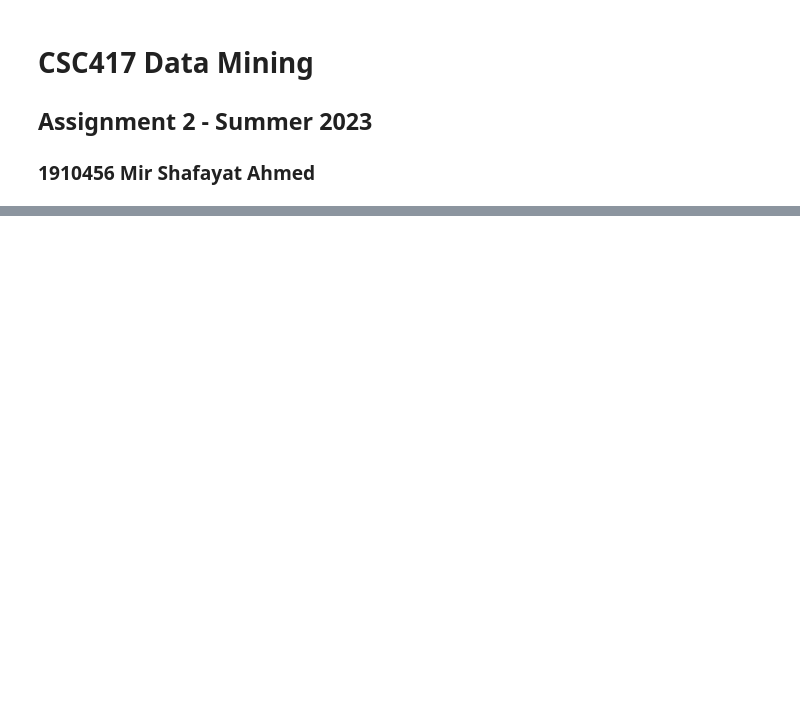
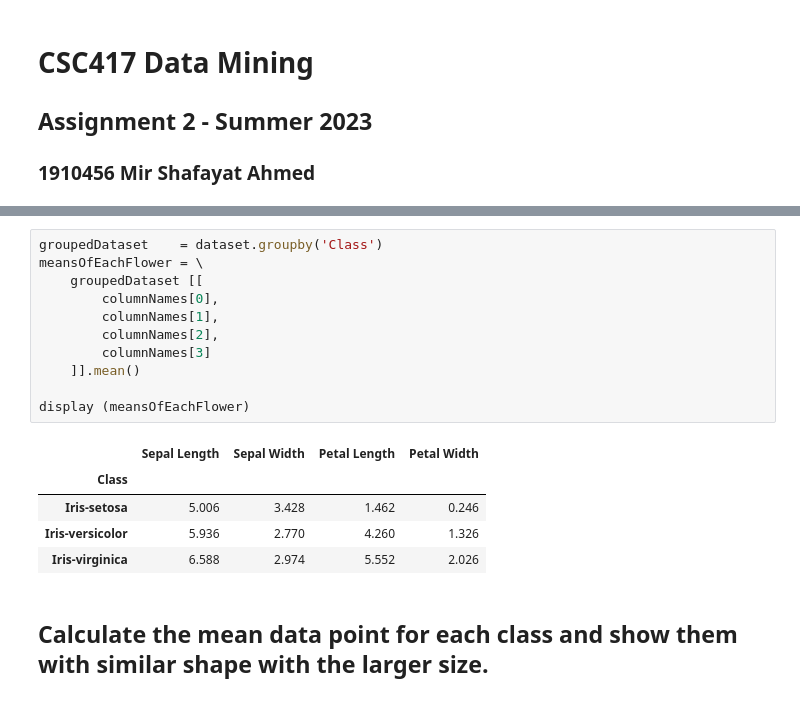
Before and after one commit to shafayat1004/Assignments, a Jupyter notebook: Assignment 2.ipynb, the cells around one changed output, grey strips where cells are left out. Drawn from its saved outputs; the diff is of its cells as text; blank space fills up the shorter version.

```diff
--- a/Assignment 2.ipynb
+++ b/Assignment 2.ipynb
@@ -40,0 +107,19 @@ ParserError: Too many columns specified: expected 5 and found 1
+# %%
+groupedDataset    = dataset.groupby('Class')
+meansOfEachFlower = \
+    groupedDataset [[
+        columnNames[0],
+        columnNames[1],
+        columnNames[2],
+        columnNames[3]
+    ]].mean()
+
+display (meansOfEachFlower)
+# %% [output]
+|  | Sepal Length | Sepal Width | Petal Length | Petal Width |
+| Class |  |  |  |  |
+| Iris-setosa | 5.006 | 3.428 | 1.462 | 0.246 |
+| Iris-versicolor | 5.936 | 2.770 | 4.260 | 1.326 |
+| Iris-virginica | 6.588 | 2.974 | 5.552 | 2.026 |
+# %% [markdown]
+## Calculate the mean data point for each class and show them with similar shape with the larger size.
```
Also changed, not shown: parts of 28 cells of this notebook, 1 other file.
